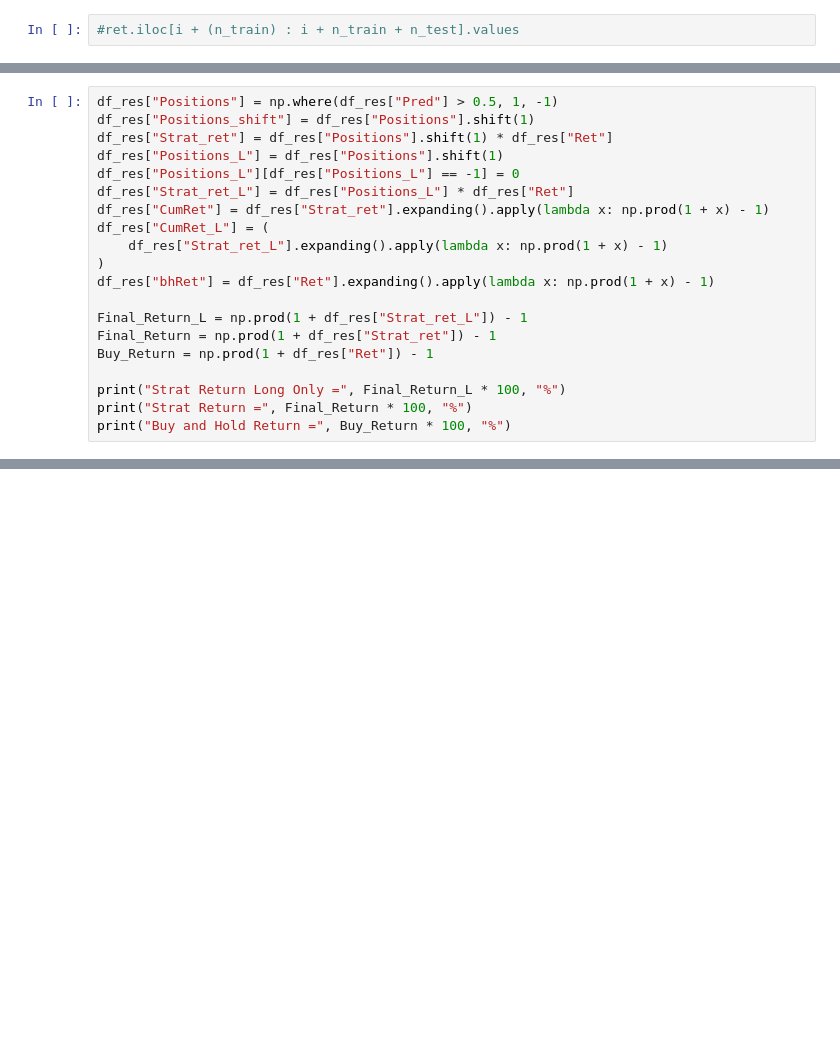
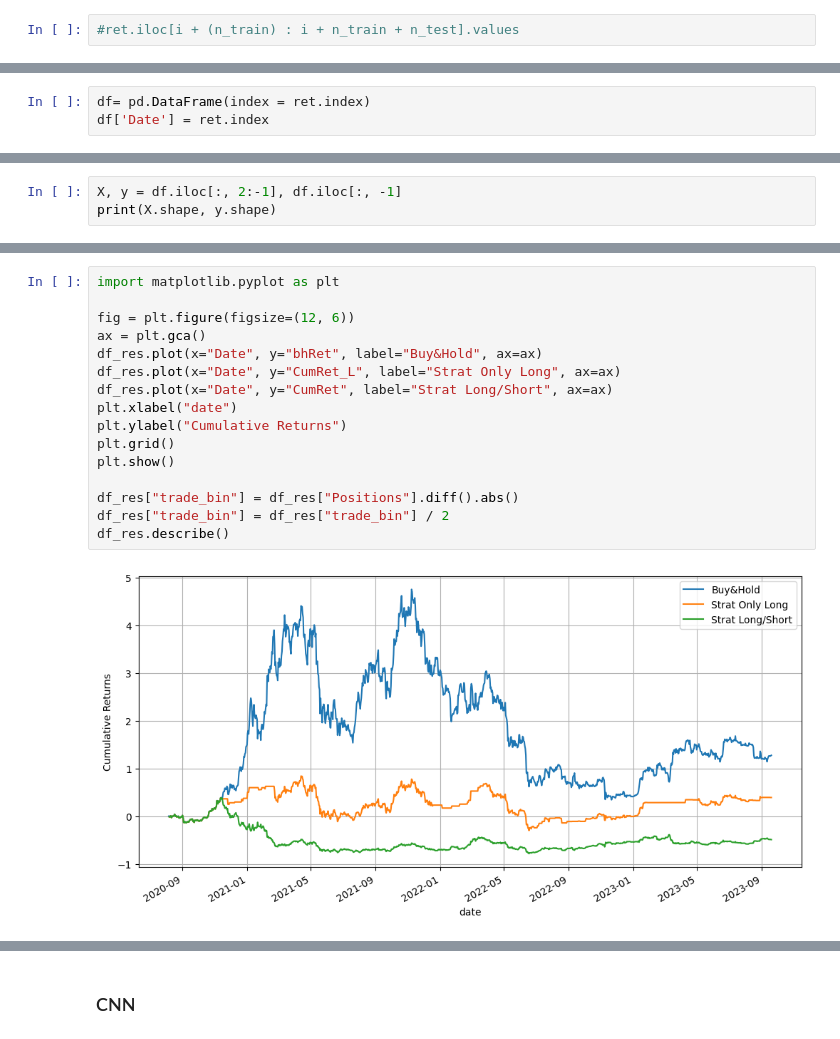
Before and after one commit to pankajti/wqu, a Jupyter notebook: DL/Gwp3_grp3941.ipynb, the cells around one changed output, grey strips where cells are left out. Drawn from its saved outputs; the diff is of its cells as text; blank space fills up the shorter version.

```diff
--- a/DL/Gwp3_grp3941.ipynb
+++ b/DL/Gwp3_grp3941.ipynb
@@ -189,0 +191,3 @@ Name: Close, Length: 2000, dtype: float64
+# %%
+df= pd.DataFrame(index = ret.index)
+df['Date'] = ret.index
@@ -189,0 +211,3 @@ Name: Close, Length: 2000, dtype: float64
+# %%
+X, y = df.iloc[:, 2:-1], df.iloc[:, -1]
+print(X.shape, y.shape)
@@ -281,20 +381,18 @@ print("Buy and Hold Return =", Buy_Return * 100, "%")
-# %%
-df_res["Positions"] = np.where(df_res["Pred"] > 0.5, 1, -1)
-df_res["Positions_shift"] = df_res["Positions"].shift(1)
-df_res["Strat_ret"] = df_res["Positions"].shift(1) * df_res["Ret"]
-df_res["Positions_L"] = df_res["Positions"].shift(1)
-df_res["Positions_L"][df_res["Positions_L"] == -1] = 0
-df_res["Strat_ret_L"] = df_res["Positions_L"] * df_res["Ret"]
-df_res["CumRet"] = df_res["Strat_ret"].expanding().apply(lambda x: np.prod(1 + x) - 1)
-df_res["CumRet_L"] = (
-    df_res["Strat_ret_L"].expanding().apply(lambda x: np.prod(1 + x) - 1)
-)
-df_res["bhRet"] = df_res["Ret"].expanding().apply(lambda x: np.prod(1 + x) - 1)
-
-Final_Return_L = np.prod(1 + df_res["Strat_ret_L"]) - 1
-Final_Return = np.prod(1 + df_res["Strat_ret"]) - 1
-Buy_Return = np.prod(1 + df_res["Ret"]) - 1
-
-print("Strat Return Long Only =", Final_Return_L * 100, "%")
-print("Strat Return =", Final_Return * 100, "%")
-print("Buy and Hold Return =", Buy_Return * 100, "%")
+# %%
+import matplotlib.pyplot as plt
+
+fig = plt.figure(figsize=(12, 6))
+ax = plt.gca()
+df_res.plot(x="Date", y="bhRet", label="Buy&Hold", ax=ax)
+df_res.plot(x="Date", y="CumRet_L", label="Strat Only Long", ax=ax)
+df_res.plot(x="Date", y="CumRet", label="Strat Long/Short", ax=ax)
+plt.xlabel("date")
+plt.ylabel("Cumulative Returns")
+plt.grid()
+plt.show()
+
+df_res["trade_bin"] = df_res["Positions"].diff().abs()
+df_res["trade_bin"] = df_res["trade_bin"] / 2
+df_res.describe()
+# %% [output]
+[figure, added]
@@ -300,0 +408,2 @@ print("Buy and Hold Return =", Buy_Return * 100, "%")
+# %% [markdown]
+### CNN
```
Also changed, not shown: parts of 18 cells of this notebook.
